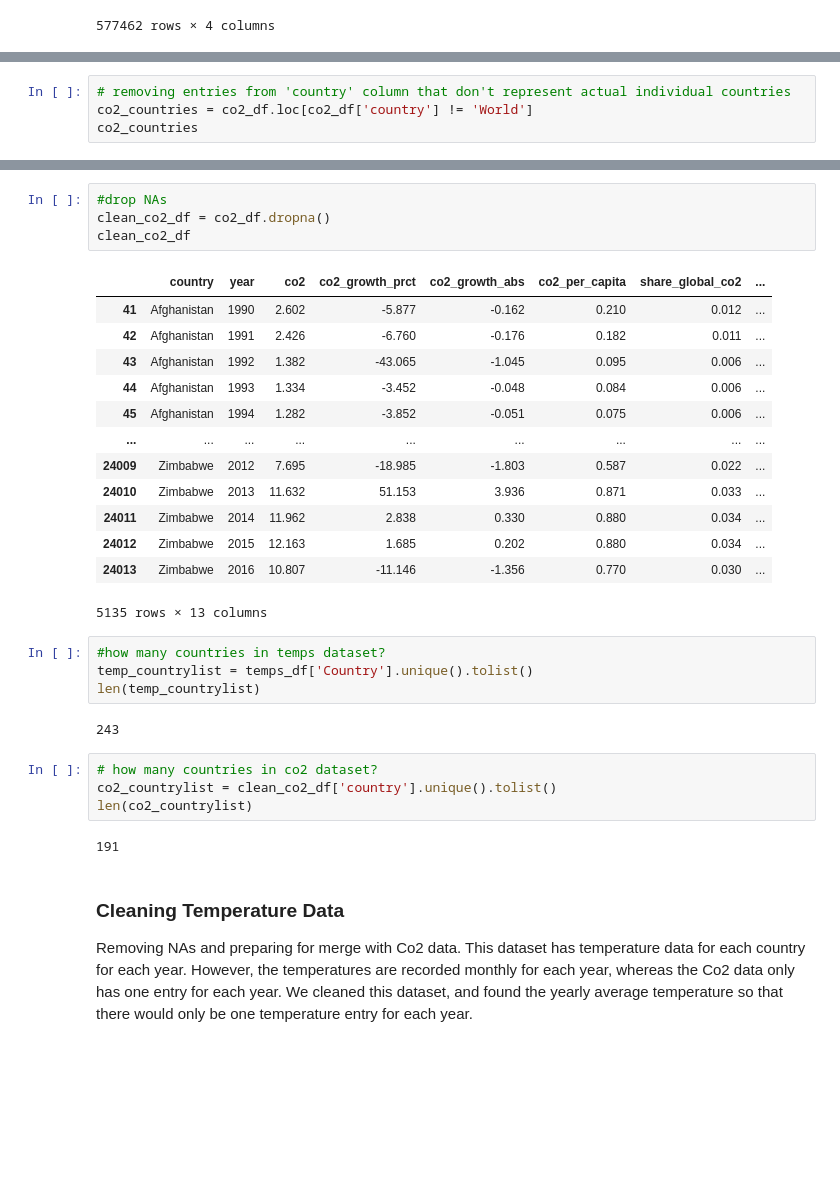
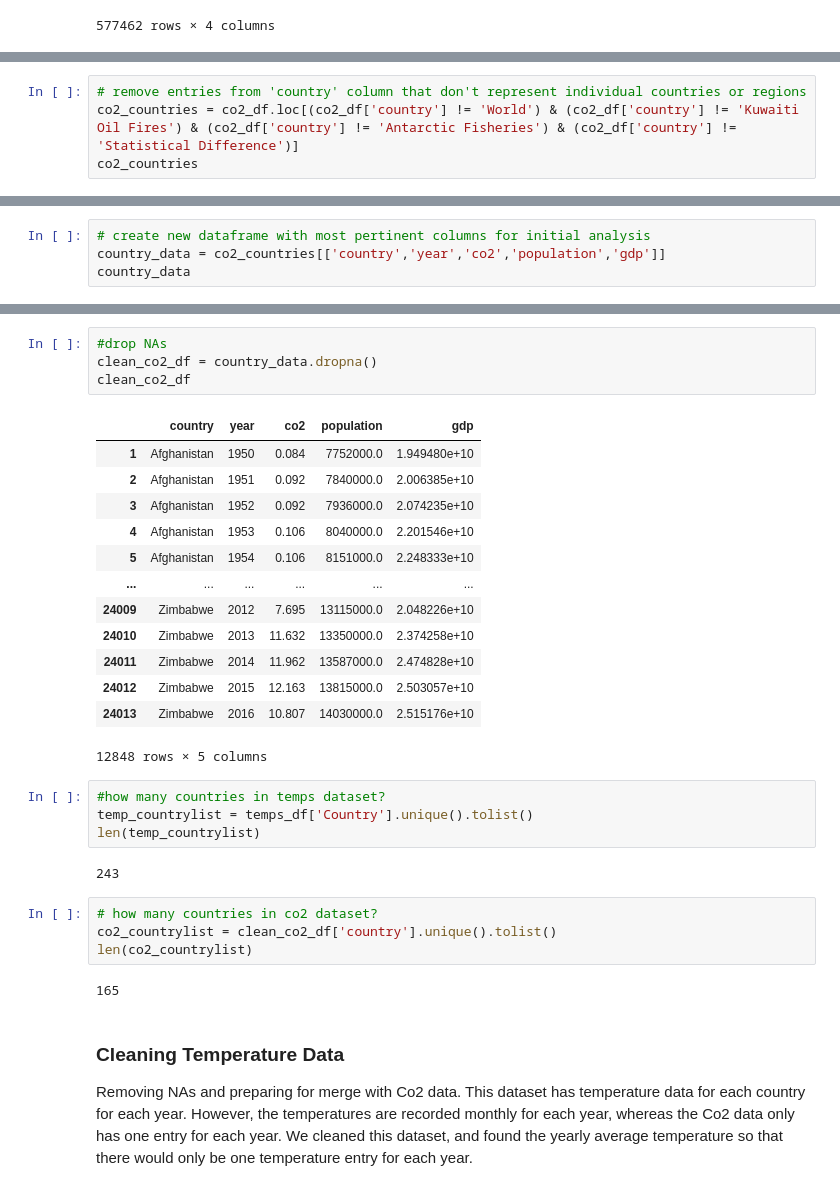
Before and after one commit to CUDAEnviron/Environmental_Proj, a Jupyter notebook: Database data cleaning.ipynb, the cells around one changed output, grey strips where cells are left out. Cells and saved outputs as stored; diff of their text form; blank space fills up the shorter version.

Commit message:
added columns for gdp and co2 per capita

```diff
--- a/Database data cleaning.ipynb
+++ b/Database data cleaning.ipynb
@@ -46,5 +70,5 @@ Removing NAs and assessing data.  We found which columns had the most NAs and re
 # %%
-# removing entries from 'country' column that don't represent actual individual countries
-co2_countries = co2_df.loc[co2_df['country'] != 'World']
+# remove entries from 'country' column that don't represent individual countries or regions
+co2_countries = co2_df.loc[(co2_df['country'] != 'World') & (co2_df['country'] != 'Kuwaiti Oil Fires') & (co2_df['country'] != 'Antarctic Fisheries') & (co2_df['country'] != 'Statistical Difference')]
 co2_countries
 # %% [output]
@@ -102,0 +88,4 @@ co2_df
+# %%
+# create new dataframe with most pertinent columns for initial analysis
+country_data = co2_countries[['country','year','co2','population','gdp']]
+country_data
@@ -103,21 +106,21 @@ co2_df
 # %%
 #drop NAs
-clean_co2_df = co2_df.dropna()
+clean_co2_df = country_data.dropna()
 clean_co2_df
 # %% [output]
-|  | country | year | co2 | co2_growth_prct | co2_growth_abs | co2_per_capita | share_global_co2 | ... |
-| 41 | Afghanistan | 1990 | 2.602 | -5.877 | -0.162 | 0.210 | 0.012 | ... |
-| 42 | Afghanistan | 1991 | 2.426 | -6.760 | -0.176 | 0.182 | 0.011 | ... |
-| 43 | Afghanistan | 1992 | 1.382 | -43.065 | -1.045 | 0.095 | 0.006 | ... |
-| 44 | Afghanistan | 1993 | 1.334 | -3.452 | -0.048 | 0.084 | 0.006 | ... |
-| 45 | Afghanistan | 1994 | 1.282 | -3.852 | -0.051 | 0.075 | 0.006 | ... |
-| ... | ... | ... | ... | ... | ... | ... | ... | ... |
-| 24009 | Zimbabwe | 2012 | 7.695 | -18.985 | -1.803 | 0.587 | 0.022 | ... |
-| 24010 | Zimbabwe | 2013 | 11.632 | 51.153 | 3.936 | 0.871 | 0.033 | ... |
-| 24011 | Zimbabwe | 2014 | 11.962 | 2.838 | 0.330 | 0.880 | 0.034 | ... |
-| 24012 | Zimbabwe | 2015 | 12.163 | 1.685 | 0.202 | 0.880 | 0.034 | ... |
-| 24013 | Zimbabwe | 2016 | 10.807 | -11.146 | -1.356 | 0.770 | 0.030 | ... |
+|  | country | year | co2 | population | gdp |
+| 1 | Afghanistan | 1950 | 0.084 | 7752000.0 | 1.949480e+10 |
+| 2 | Afghanistan | 1951 | 0.092 | 7840000.0 | 2.006385e+10 |
+| 3 | Afghanistan | 1952 | 0.092 | 7936000.0 | 2.074235e+10 |
+| 4 | Afghanistan | 1953 | 0.106 | 8040000.0 | 2.201546e+10 |
+| 5 | Afghanistan | 1954 | 0.106 | 8151000.0 | 2.248333e+10 |
+| ... | ... | ... | ... | ... | ... |
+| 24009 | Zimbabwe | 2012 | 7.695 | 13115000.0 | 2.048226e+10 |
+| 24010 | Zimbabwe | 2013 | 11.632 | 13350000.0 | 2.374258e+10 |
+| 24011 | Zimbabwe | 2014 | 11.962 | 13587000.0 | 2.474828e+10 |
+| 24012 | Zimbabwe | 2015 | 12.163 | 13815000.0 | 2.503057e+10 |
+| 24013 | Zimbabwe | 2016 | 10.807 | 14030000.0 | 2.515176e+10 |
-5135 rows × 13 columns
+12848 rows × 5 columns
 # %%
 #how many countries in temps dataset?
 temp_countrylist = temps_df['Country'].unique().tolist()
@@ -129,7 +132,7 @@ len(temp_countrylist)
 co2_countrylist = clean_co2_df['country'].unique().tolist()
 len(co2_countrylist)
 # %% [output]
-191
+165
 # %% [markdown]
 ### Cleaning Temperature Data
 
```
Also changed, not shown: parts of 20 cells of this notebook, 4 other files.
